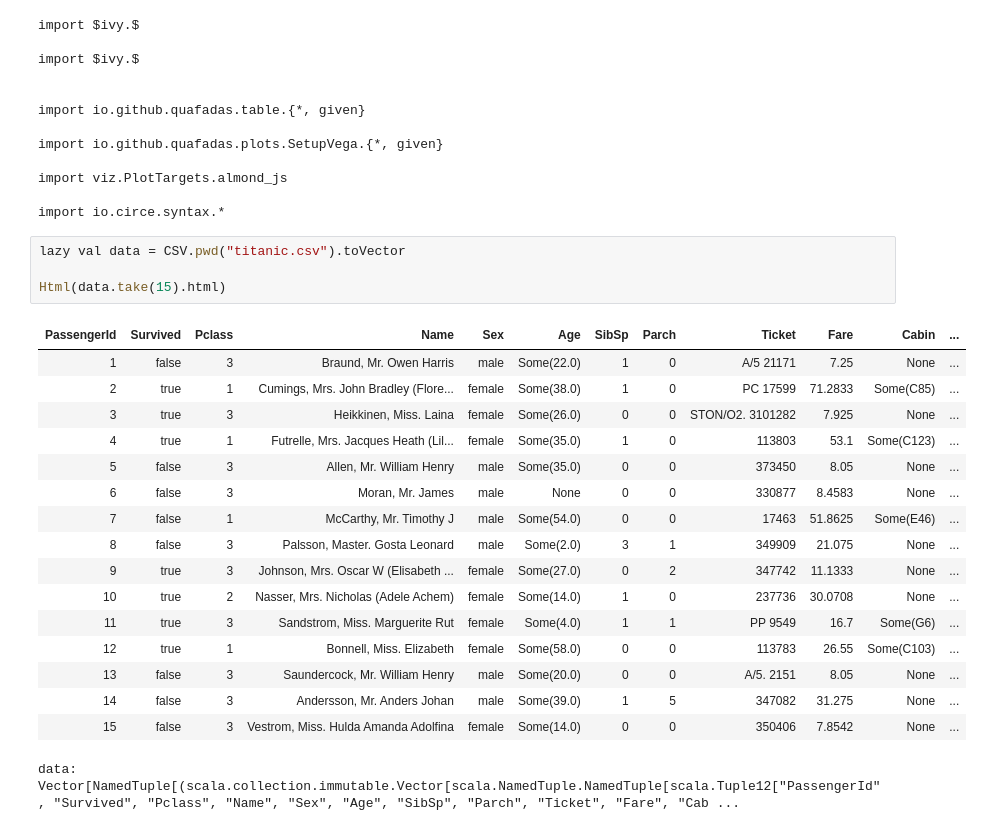
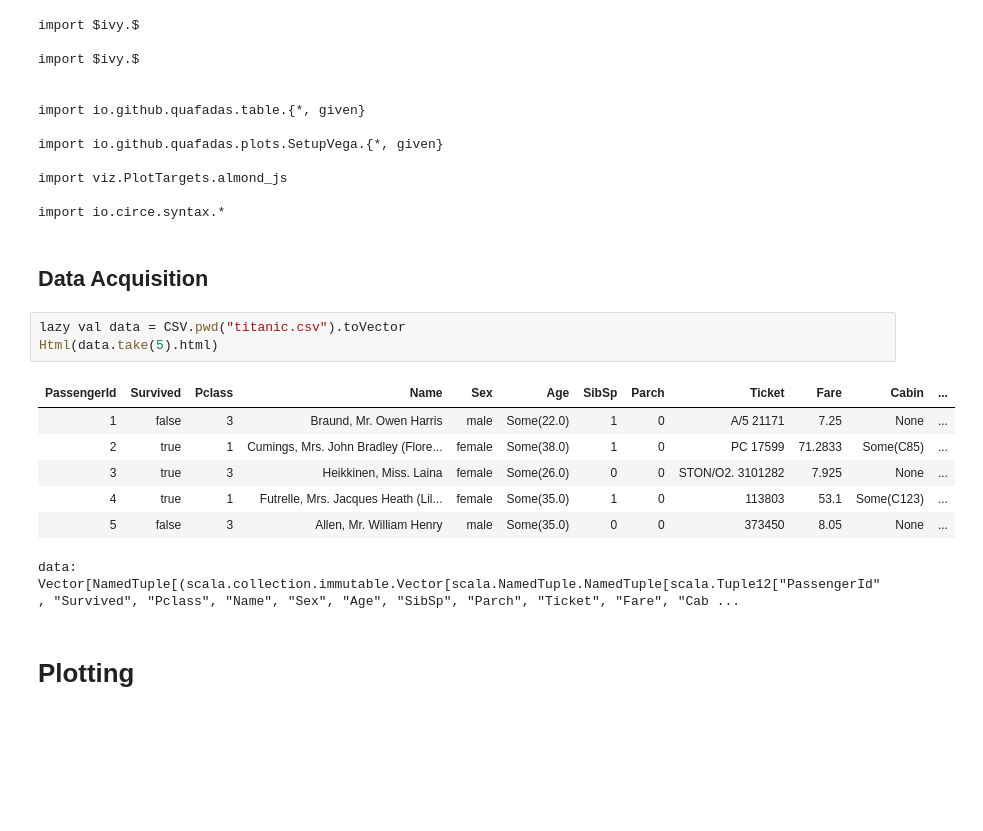
Before and after one commit to Quafadas/viz-examples, a Jupyter notebook: notebooks/Example_5.ipynb, the cells around one changed output. Drawn from its saved outputs; the diff is of its cells as text; blank space fills up the shorter version.

```diff
--- a/notebooks/Example_5.ipynb
+++ b/notebooks/Example_5.ipynb
@@ -21,26 +23,19 @@ import io.github.quafadas.plots.SetupVega.{*, given}
 import viz.PlotTargets.almond_js
 
 import io.circe.syntax.*
+# %% [markdown]
+## Data Acquisition
 # %%
 lazy val data = CSV.pwd("titanic.csv").toVector
-
-Html(data.take(15).html)
+Html(data.take(5).html)
 # %% [output]
 | PassengerId | Survived | Pclass | Name | Sex | Age | SibSp | Parch | Ticket | Fare | Cabin | ... |
 | 1 | false | 3 | Braund, Mr. Owen Harris | male | Some(22.0) | 1 | 0 | A/5 21171 | 7.25 | None | ... |
 | 2 | true | 1 | Cumings, Mrs. John Bradley (Flore... | female | Some(38.0) | 1 | 0 | PC 17599 | 71.2833 | Some(C85) | ... |
 | 3 | true | 3 | Heikkinen, Miss. Laina | female | Some(26.0) | 0 | 0 | STON/O2. 3101282 | 7.925 | None | ... |
 | 4 | true | 1 | Futrelle, Mrs. Jacques Heath (Lil... | female | Some(35.0) | 1 | 0 | 113803 | 53.1 | Some(C123) | ... |
 | 5 | false | 3 | Allen, Mr. William Henry | male | Some(35.0) | 0 | 0 | 373450 | 8.05 | None | ... |
-| 6 | false | 3 | Moran, Mr. James | male | None | 0 | 0 | 330877 | 8.4583 | None | ... |
-| 7 | false | 1 | McCarthy, Mr. Timothy J | male | Some(54.0) | 0 | 0 | 17463 | 51.8625 | Some(E46) | ... |
-| 8 | false | 3 | Palsson, Master. Gosta Leonard | male | Some(2.0) | 3 | 1 | 349909 | 21.075 | None | ... |
-| 9 | true | 3 | Johnson, Mrs. Oscar W (Elisabeth ... | female | Some(27.0) | 0 | 2 | 347742 | 11.1333 | None | ... |
-| 10 | true | 2 | Nasser, Mrs. Nicholas (Adele Achem) | female | Some(14.0) | 1 | 0 | 237736 | 30.0708 | None | ... |
-| 11 | true | 3 | Sandstrom, Miss. Marguerite Rut | female | Some(4.0) | 1 | 1 | PP 9549 | 16.7 | Some(G6) | ... |
-| 12 | true | 1 | Bonnell, Miss. Elizabeth | female | Some(58.0) | 0 | 0 | 113783 | 26.55 | Some(C103) | ... |
-| 13 | false | 3 | Saundercock, Mr. William Henry | male | Some(20.0) | 0 | 0 | A/5. 2151 | 8.05 | None | ... |
-| 14 | false | 3 | Andersson, Mr. Anders Johan | male | Some(39.0) | 1 | 5 | 347082 | 31.275 | None | ... |
-| 15 | false | 3 | Vestrom, Miss. Hulda Amanda Adolfina | female | Some(14.0) | 0 | 0 | 350406 | 7.8542 | None | ... |
 data: Vector[NamedTuple[(scala.collection.immutable.Vector[scala.NamedTuple.NamedTuple[scala.Tuple12["PassengerId", "Survived", "Pclass", "Name", "Sex", "Age", "SibSp", "Parch", "Ticket", "Fare", "Cab ...
+# %% [markdown]
+# Plotting
 # %%
```
Also changed, not shown: parts of 3 cells of this notebook, 1 other file.
